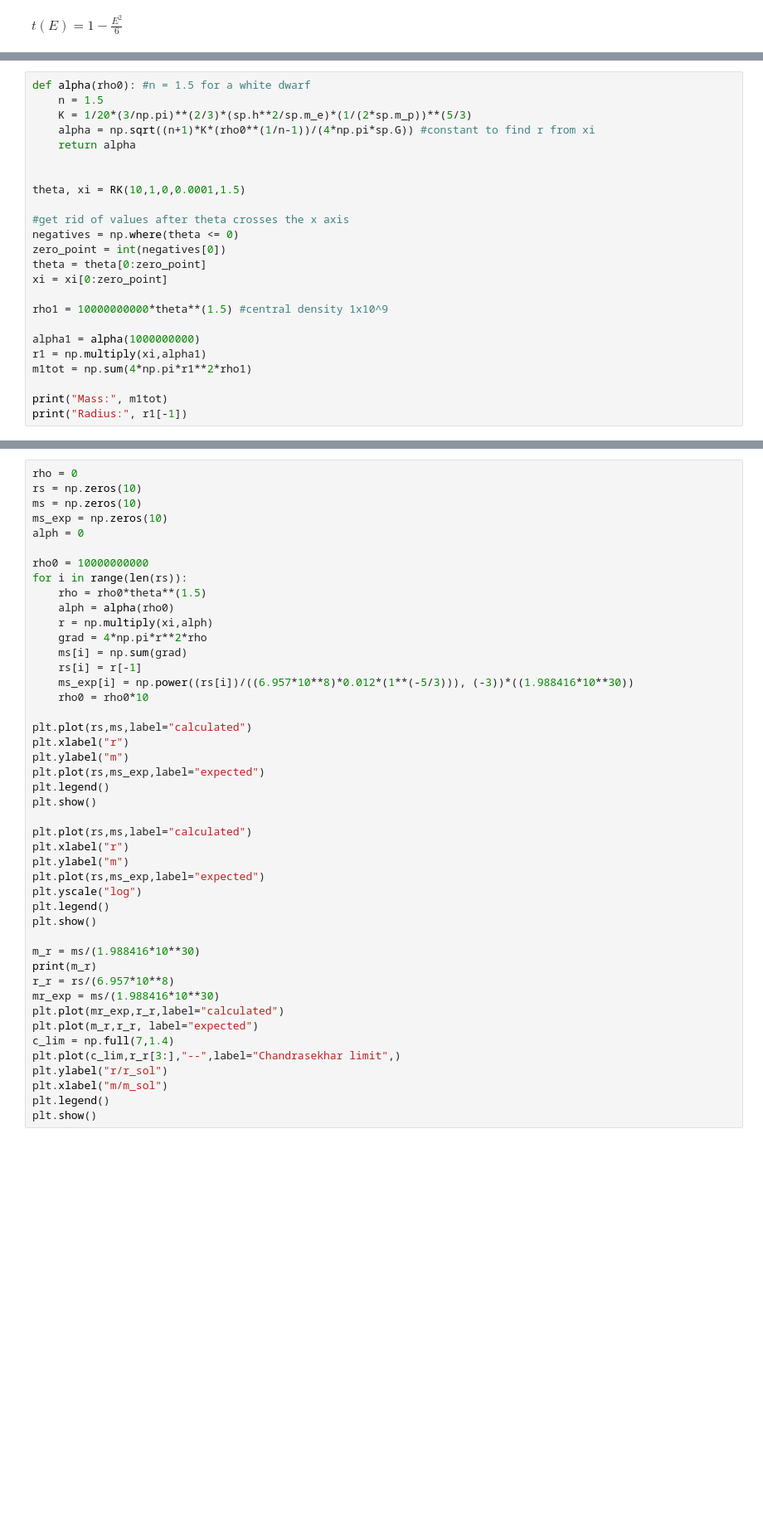
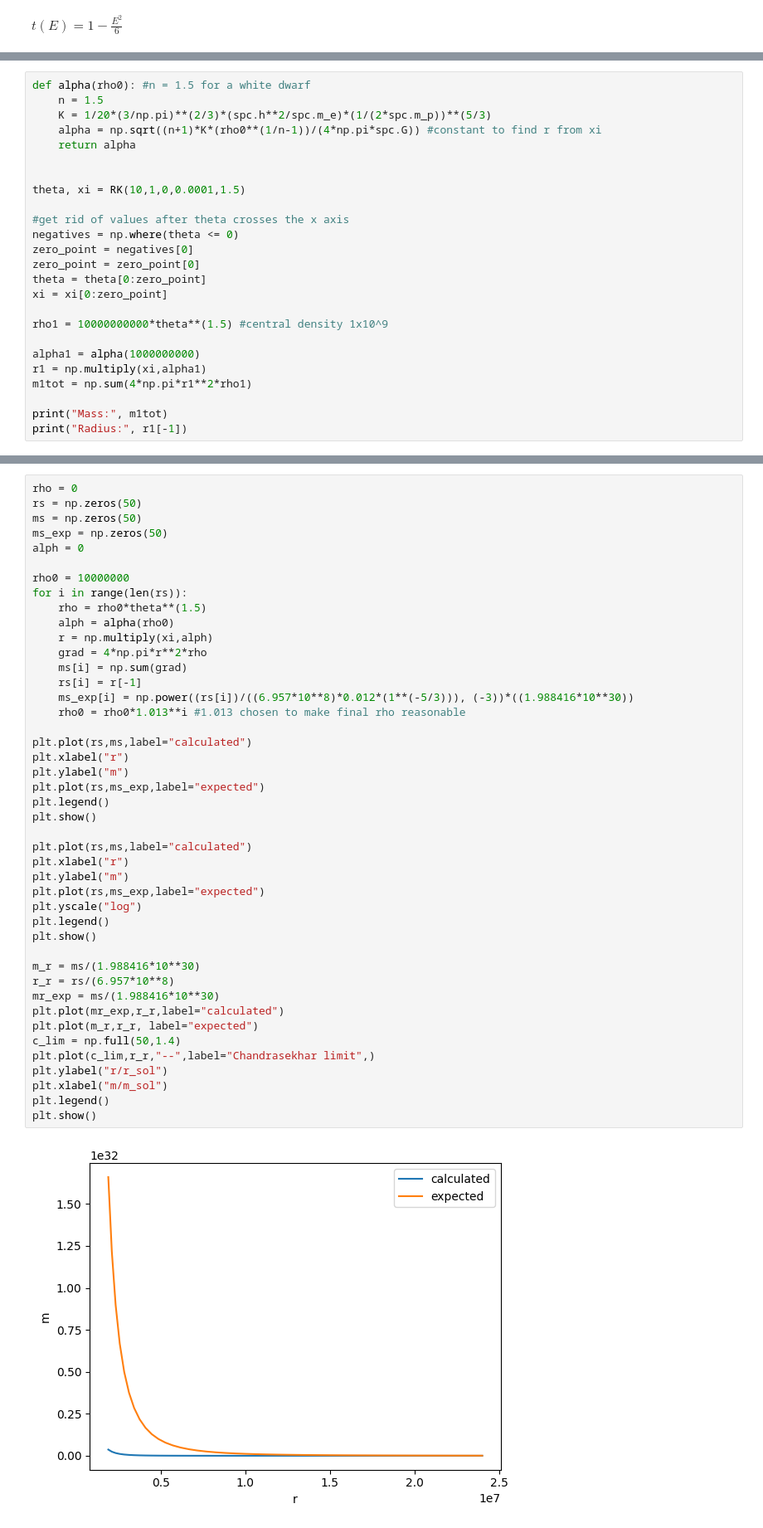
Before and after one commit to SashaC706/p4theogroup, a Jupyter notebook: main.ipynb, the cells around one changed output, grey strips where cells are left out. Shown at 83% size. Drawn from its saved outputs; the diff is of its cells as text; blank space fills up the shorter version.

```diff
--- a/main.ipynb
+++ b/main.ipynb
@@ -84,8 +84,8 @@ plt.show()
 # %%
 def alpha(rho0): #n = 1.5 for a white dwarf
     n = 1.5
-    K = 1/20*(3/np.pi)**(2/3)*(sp.h**2/sp.m_e)*(1/(2*sp.m_p))**(5/3)
-    alpha = np.sqrt((n+1)*K*(rho0**(1/n-1))/(4*np.pi*sp.G)) #constant to find r from xi
+    K = 1/20*(3/np.pi)**(2/3)*(spc.h**2/spc.m_e)*(1/(2*spc.m_p))**(5/3)
+    alpha = np.sqrt((n+1)*K*(rho0**(1/n-1))/(4*np.pi*spc.G)) #constant to find r from xi
     return alpha
 
 
@@ -93,7 +93,8 @@ theta, xi = RK(10,1,0,0.0001,1.5)
 
 #get rid of values after theta crosses the x axis
 negatives = np.where(theta <= 0)
-zero_point = int(negatives[0])
+zero_point = negatives[0]
+zero_point = zero_point[0]
 theta = theta[0:zero_point]
 xi = xi[0:zero_point]
 
@@ -108,45 +112,46 @@ print("Radius:", r1[-1])
 # %%
 rho = 0
-rs = np.zeros(10)
-ms = np.zeros(10)
-ms_exp = np.zeros(10)
+rs = np.zeros(50)
+ms = np.zeros(50)
+ms_exp = np.zeros(50)
 alph = 0
 
-rho0 = 10000000000
+rho0 = 10000000
 for i in range(len(rs)):
     rho = rho0*theta**(1.5)
     alph = alpha(rho0)
     r = np.multiply(xi,alph)
     grad = 4*np.pi*r**2*rho
     ms[i] = np.sum(grad)
     rs[i] = r[-1]
     ms_exp[i] = np.power((rs[i])/((6.957*10**8)*0.012*(1**(-5/3))), (-3))*((1.988416*10**30))
-    rho0 = rho0*10
+    rho0 = rho0*1.013**i #1.013 chosen to make final rho reasonable
 
 plt.plot(rs,ms,label="calculated")
 plt.xlabel("r")
 plt.ylabel("m")
 plt.plot(rs,ms_exp,label="expected")
 plt.legend()
 plt.show()
 
 plt.plot(rs,ms,label="calculated")
 plt.xlabel("r")
 plt.ylabel("m")
 plt.plot(rs,ms_exp,label="expected")
 plt.yscale("log")
 plt.legend()
 plt.show()
 
 m_r = ms/(1.988416*10**30)
-print(m_r)
 r_r = rs/(6.957*10**8)
 mr_exp = ms/(1.988416*10**30)
 plt.plot(mr_exp,r_r,label="calculated")
 plt.plot(m_r,r_r, label="expected")
-c_lim = np.full(7,1.4)
-plt.plot(c_lim,r_r[3:],"--",label="Chandrasekhar limit",)
+c_lim = np.full(50,1.4)
+plt.plot(c_lim,r_r,"--",label="Chandrasekhar limit",)
 plt.ylabel("r/r_sol")
 plt.xlabel("m/m_sol")
 plt.legend()
 plt.show()
+# %% [output]
+[figure, added]
```
Also changed, not shown: parts of 4 cells of this notebook.
